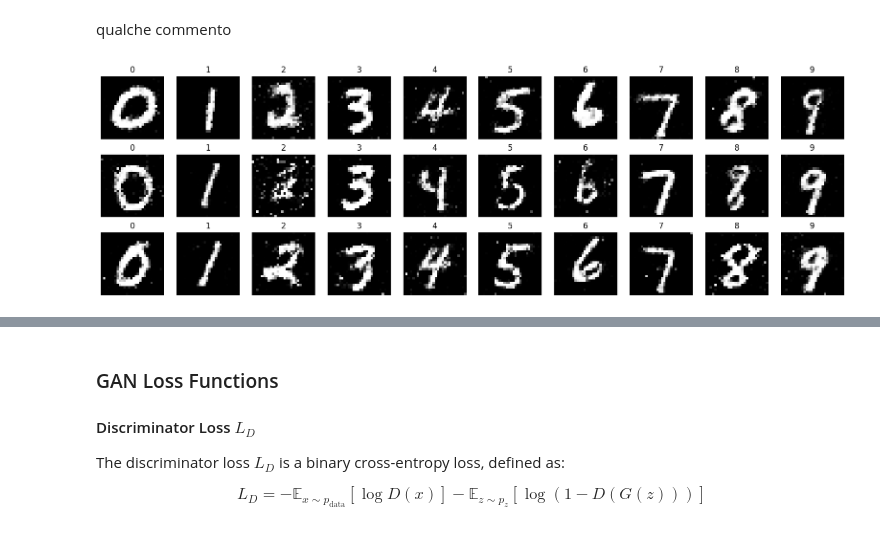
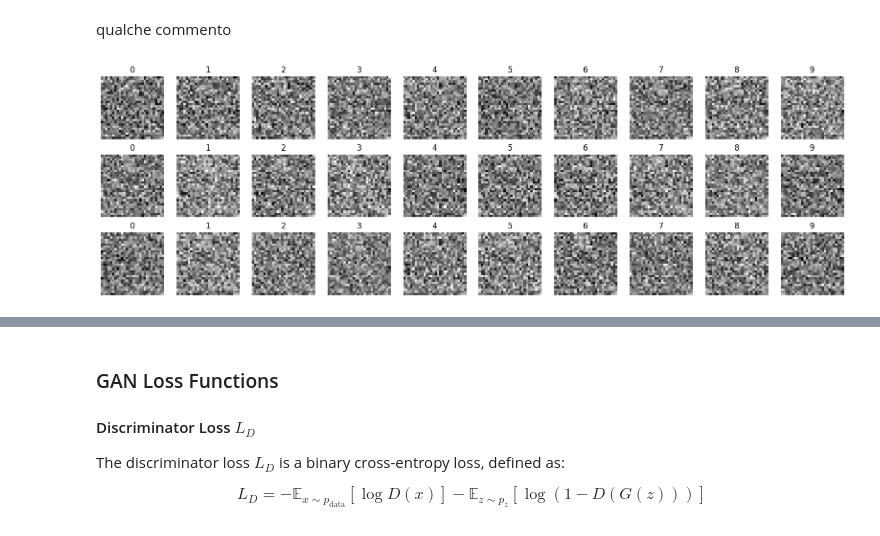
Before and after one commit to Lv1g1/GAN-NAML-Project, a Jupyter notebook: GAN.ipynb, the cells around one changed output, grey strips where cells are left out. Saved outputs shown, nothing was run; the diff lists cells and outputs as text; code cells hidden in the pictures.

```diff
--- a/GAN.ipynb
+++ b/GAN.ipynb
@@ -70,10 +79,15 @@ test_labels = jnp.array(raw_test_labels)
 # %%
-def show_digits(images, labels=None, n=30, rows=3, cols=10, figsize=(20, 6)):
-    fig, axs = plt.subplots(ncols=cols, nrows=rows, figsize=figsize)
+def show_digits(images, labels=None, figsize=(20, 6)):
+    n = len(images)
+    num_cols = 10
+    num_rows = np.ceil(n / num_cols).astype(int)
+
+    fig, axs = plt.subplots(ncols=num_cols, nrows=num_rows, figsize=figsize)
     axs = axs.reshape((-1,))
-    for i in range(n):
-        axs[i].imshow(images[i], cmap="gray")
-        if labels is not None:
-            axs[i].set_title(labels[i])
+    for i in range(num_rows*num_cols):
+        if i < n:
+            axs[i].imshow(images[i], cmap="gray")
+            if labels is not None:
+                axs[i].set_title(labels[i])
         axs[i].axis("off")
 # %%
@@ -195,33 +226,22 @@ class Discriminator(nn.Module):
 # %% [markdown]
 qualche commento
 # %%
-# Initialize the Generator and Discriminator
-latent_dim = 128
-num_classes = 10  # For MNIST, there are 10 classes (digits 0-9)
-image_size = 28 * 28  # MNIST image size
-embedding_dim = 10
-gen_learning_rate = 1e-4
-disc_learning_rate = 5e-5
-
 # Create Generator and Discriminator instances
 gen = Generator(num_classes=num_classes, latent_dim=latent_dim)
 disc = Discriminator(num_classes=num_classes, embedding_dim=embedding_dim)
-
-# Initialize PRNG keys
-key = jax.random.PRNGKey(0)
-gen_key, disc_key = jax.random.split(key)
 
 # Create optimizers
 # lr_schedule = optax.exponential_decay(init_value=1e-4, decay_rate=0.9, decay_steps=5000)
 # optimizer = optax.adam(learning_rate=lr_schedule)
 
-gen_optimizer = optax.adam(gen_learning_rate)
-disc_optimizer = optax.adam(disc_learning_rate)
+gen_optimizer = optax.adam(gen_learning_rate, b1=gen_alpha, b2=gen_beta)
+disc_optimizer = optax.adam(disc_learning_rate, b1=disc_alpha, b2=disc_beta)
 
-if True:
+if LOAD_PARAMS:
     gen_params, disc_params, gen_opt_state, disc_opt_state, loss_history = load_params()
 else:
     # Initialize the generator and discriminator parameters
+    rng, gen_key, disc_key = jax.random.split(rng, 3)
     gen_params = gen.init(gen_key, jnp.ones((1, latent_dim)), jnp.array([0]))
     disc_params = disc.init(disc_key, jnp.ones((1, 28, 28, 1)), jnp.array([1]))
 
@@ -232,9 +252,9 @@ else:
     # Loss history
     loss_history = []
 # %%
-show_digits(gen.apply(gen_params, jax.random.normal(gen_key, (30, latent_dim)), jnp.arange(30)%10), jnp.arange(30)%10, n=30)
+show_digits(gen.apply(gen_params, jax.random.normal(gen_key, (30, latent_dim)), jnp.arange(30)%10), jnp.arange(30)%10)
 # %% [output]
-[figure, old version]
+[figure, new version]
 # %%
 # Print generator parameters
 print("Generator parameters:")
```
Also changed, not shown: parts of 20 cells of this notebook, 4 other files.
